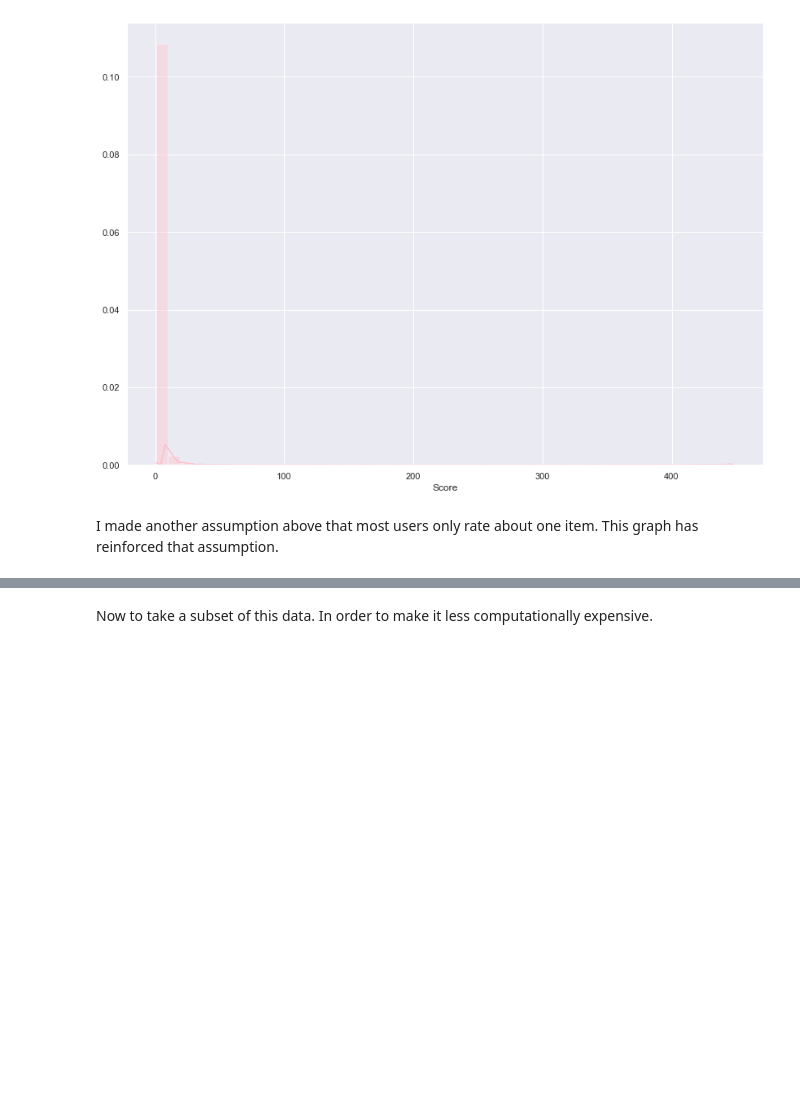
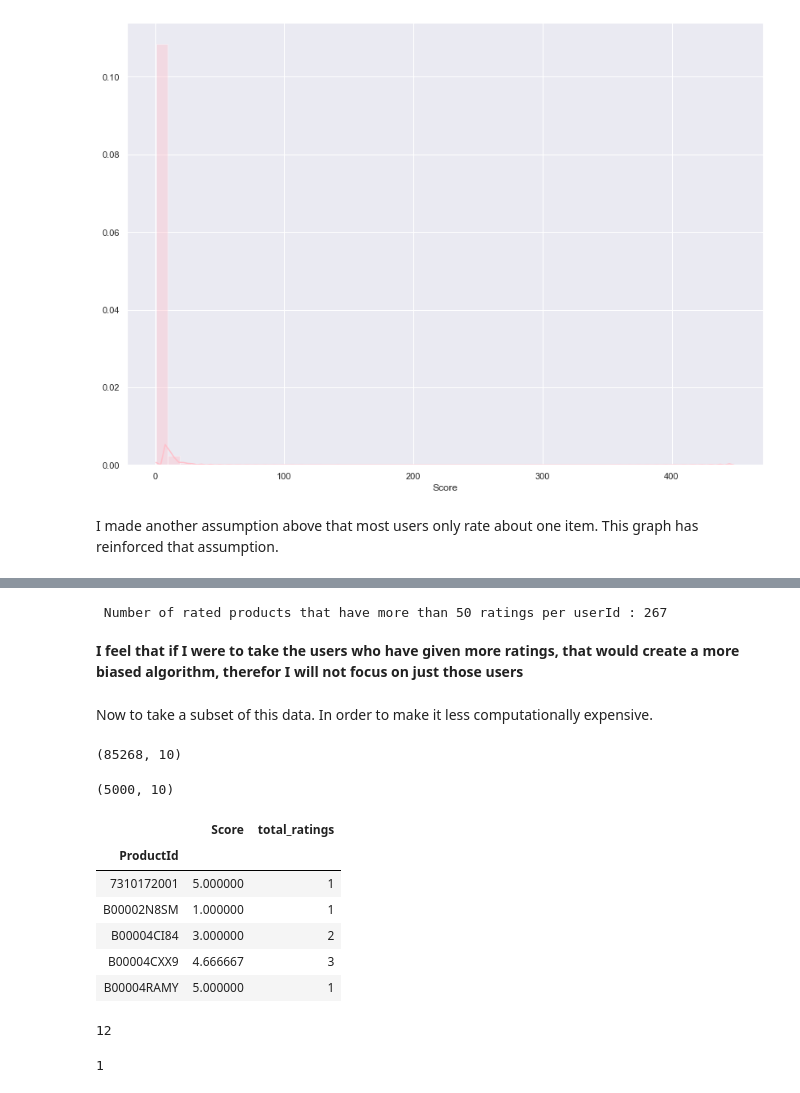
Before and after one commit to anilaq/dspractice, a Jupyter notebook: mlmodels.ipynb, the cells around one changed output, grey strips where cells are left out. Drawn from its saved outputs; the diff is of its cells as text; code cells hidden in the pictures; blank space fills up the shorter version.

```diff
--- a/mlmodels.ipynb
+++ b/mlmodels.ipynb
@@ -261,2 +273,42 @@ I made another assumption above that most users only rate about one item. This g
+# %%
+print('\n Number of rated products that have more than 50 ratings per userId : {}\n'.format(sum(ratings_per_user >=50)))
+# %% [output]
+ Number of rated products that have more than 50 ratings per userId : 267
+# %% [markdown]
+**I feel that if I were to take the users who have given more ratings, that would create a more biased algorithm, therefor I will not focus on just those users**
 # %% [markdown]
 Now to take a subset of this data. In order to make it less computationally expensive.
+# %%
+sample = data.sample(frac=.15)
+sample.shape #let's see if this cuts the dataset down enough for my models to run
+# %% [output]
+(85268, 10)
+# %%
+#it does not, let's just take a sample of about 5000
+sample = data.sample(n=5000)
+sample.shape
+# %% [output]
+(5000, 10)
+# %%
+#now let's get this data ready for our recommendation system. I will do this by taking just the productId and the rating
+ratings_avg_count = pd.DataFrame(sample.groupby('ProductId')['Score'].mean())
+ratings_avg_count['total_ratings'] = pd.DataFrame(sample.groupby('ProductId')['Score'].count())
+ratings_avg_count.head()
+# %% [output]
+|  | Score | total_ratings |
+| ProductId |  |  |
+| 7310172001 | 5.000000 | 1 |
+| B00002N8SM | 1.000000 | 1 |
+| B00004CI84 | 3.000000 | 2 |
+| B00004CXX9 | 4.666667 | 3 |
+| B00004RAMY | 5.000000 | 1 |
+# %%
+#let's have a look at the highest amount of ratings
+ratings_avg_count['total_ratings'].max()
+# %% [output]
+12
+# %%
+#now let's have a look at the lowest amount of ratings per user
+ratings_avg_count['total_ratings'].min()
+# %% [output]
+1
```
Also changed, not shown: parts of 9 cells of this notebook.
